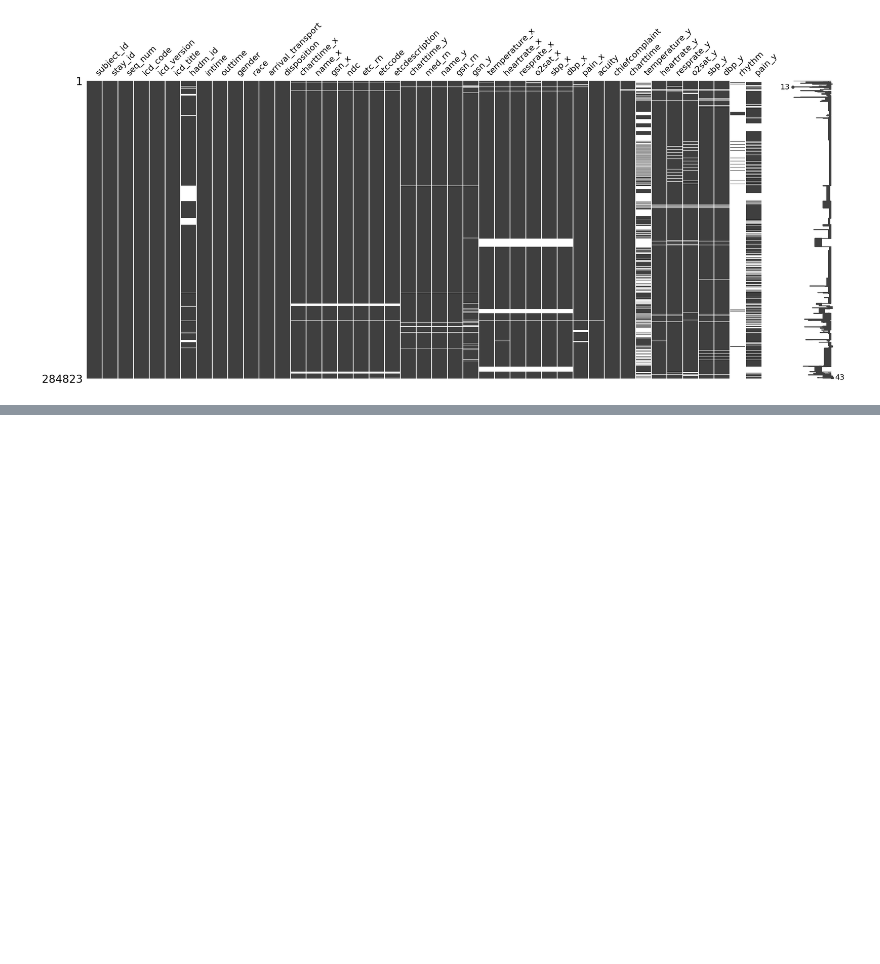
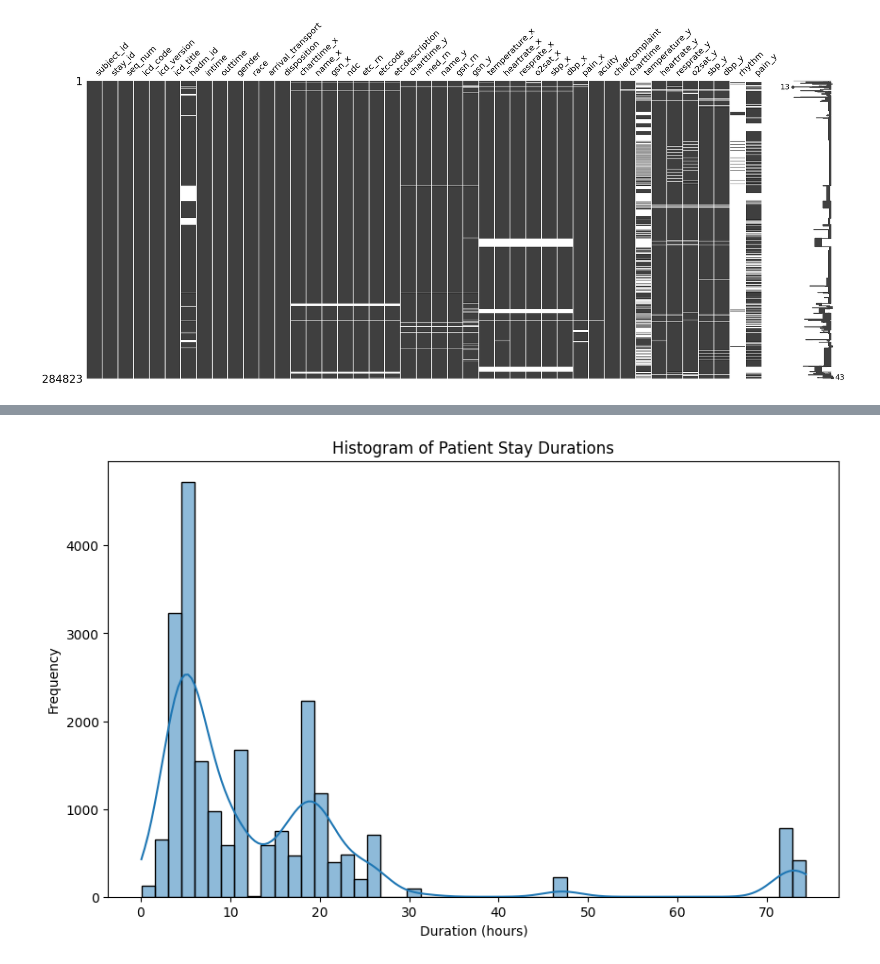
Before and after one commit to educbd/Capstone_Project, a Jupyter notebook: MIMIC_IV_Capstone.ipynb, the cells around one changed output, grey strips where cells are left out. Drawn from its saved outputs; the diff is of its cells as text; code cells hidden in the pictures; blank space fills up the shorter version.

```diff
--- a/MIMIC_IV_Capstone.ipynb
+++ b/MIMIC_IV_Capstone.ipynb
@@ -148,0 +211,6 @@ msno.matrix(df)
+# %%
+# Most of the times are in 'object' format. So let's change to the correct data type:
+columns_to_convert = ['intime', 'outtime', 'charttime', 'charttime_x', 'charttime_y']
+
+for column in columns_to_convert:
+  time.loc[:, column] = pd.to_datetime(time.loc[:, column])
@@ -148,0 +237,20 @@ msno.matrix(df)
+# %%
+# Calculate the duration of each patient's stay in hours
+time['duration'] = time['outtime'] - time['intime']
+
+# Calculate the average duration of all patients' stays
+average_duration = time['duration'].mean()
+
+# Calculate the minimum and maximum duration of all patients' stays
+min_duration = time['duration'].min()
+max_duration = time['duration'].max()
+
+# Calculate the number of patients admitted each day
+time['admission_date'] = time['intime'].dt.date
+admissions_per_day = time['admission_date'].value_counts().sort_index()
+
+print(f"The average duration of all patients' stays is {average_duration}")
+print(f"The minimum duration of all patients' stays is {min_duration}")
+print(f"The maximum duration of all patients' stays is {max_duration}")
+print("The number of patients admitted each day is:")
+print(admissions_per_day)
@@ -148,0 +274,16 @@ msno.matrix(df)
+# %%
+import matplotlib.pyplot as plt
+import seaborn as sns
+
+# Calculate the duration of each patient's stay in hours
+time['duration'] = (time['outtime'] - time['intime']).dt.total_seconds() / 3600
+
+# 1. Histogram of durations
+plt.figure(figsize=(10, 6))
+sns.histplot(time['duration'], bins=50, kde=True)
+plt.title('Histogram of Patient Stay Durations')
+plt.xlabel('Duration (hours)')
+plt.ylabel('Frequency')
+plt.show()
+# %% [output]
+[figure, added]
```
Also changed, not shown: parts of 27 cells of this notebook.
